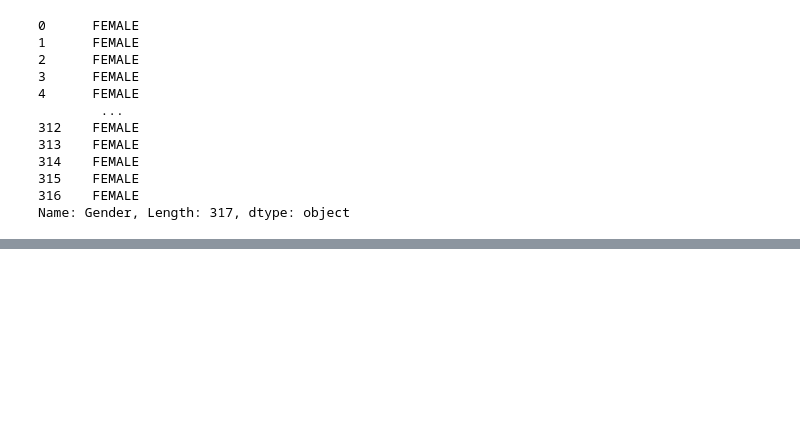
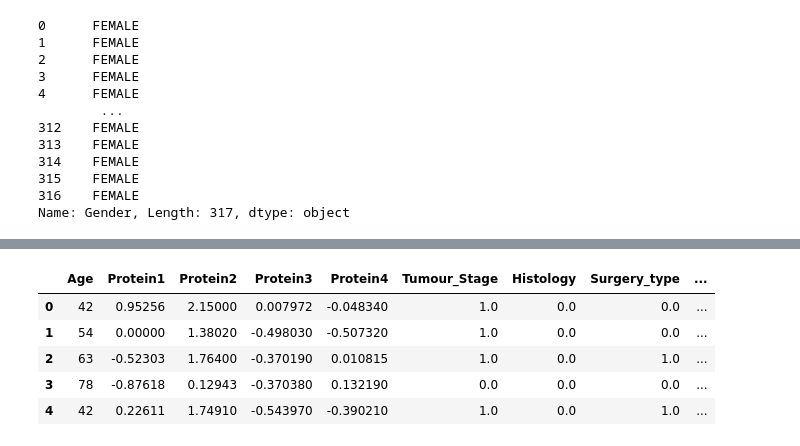
Before and after one commit to AkramMaouche/Breast-Cancer-Survival-Prediction, a Jupyter notebook: src/Notebook/Model_trainer.ipynb, the cells around one changed output, grey strips where cells are left out. Cells and saved outputs as stored; diff of their text form; code cells hidden in the pictures; blank space fills up the shorter version.

```diff
--- a/src/Notebook/Model_trainer.ipynb
+++ b/src/Notebook/Model_trainer.ipynb
@@ -160,0 +121,21 @@ ordinal_encoder = OrdinalEncoder()
+# %%
+#extract day,monthm,year from Date_of_Last_Visit
+df_processing['year_Visit'] = df_processing['Date_of_Last_Visit'].dt.year
+df_processing['month_Visit'] = df_processing['Date_of_Last_Visit'].dt.month
+df_processing['day_Visit'] = df_processing['Date_of_Last_Visit'].dt.day
+df_processing.drop(columns='Date_of_Last_Visit',axis=1,inplace=True)
+
+#extract day,month,year from Date_of_Last_Visit
+df_processing['year_Surgery'] = df_processing['Date_of_Surgery'].dt.year
+df_processing['month_Surgery'] = df_processing['Date_of_Surgery'].dt.month
+df_processing['day_Surgery'] = df_processing['Date_of_Surgery'].dt.day
+df_processing.drop(columns='Date_of_Surgery',axis=1,inplace=True)
+# %%
+df_processing.head()
+# %% [output]
+|  | Age | Protein1 | Protein2 | Protein3 | Protein4 | Tumour_Stage | Histology | Surgery_type | ... |
+| 0 | 42 | 0.95256 | 2.15000 | 0.007972 | -0.048340 | 1.0 | 0.0 | 0.0 | ... |
+| 1 | 54 | 0.00000 | 1.38020 | -0.498030 | -0.507320 | 1.0 | 0.0 | 0.0 | ... |
+| 2 | 63 | -0.52303 | 1.76400 | -0.370190 | 0.010815 | 1.0 | 0.0 | 1.0 | ... |
+| 3 | 78 | -0.87618 | 0.12943 | -0.370380 | 0.132190 | 0.0 | 0.0 | 0.0 | ... |
+| 4 | 42 | 0.22611 | 1.74910 | -0.543970 | -0.390210 | 1.0 | 0.0 | 1.0 | ... |
```
Also changed, not shown: parts of 26 cells of this notebook, 4 other files.
